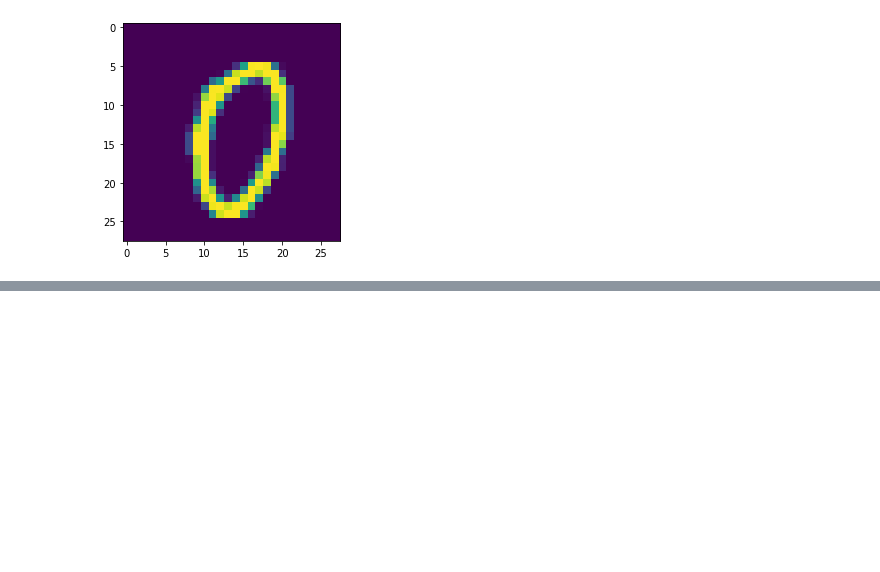
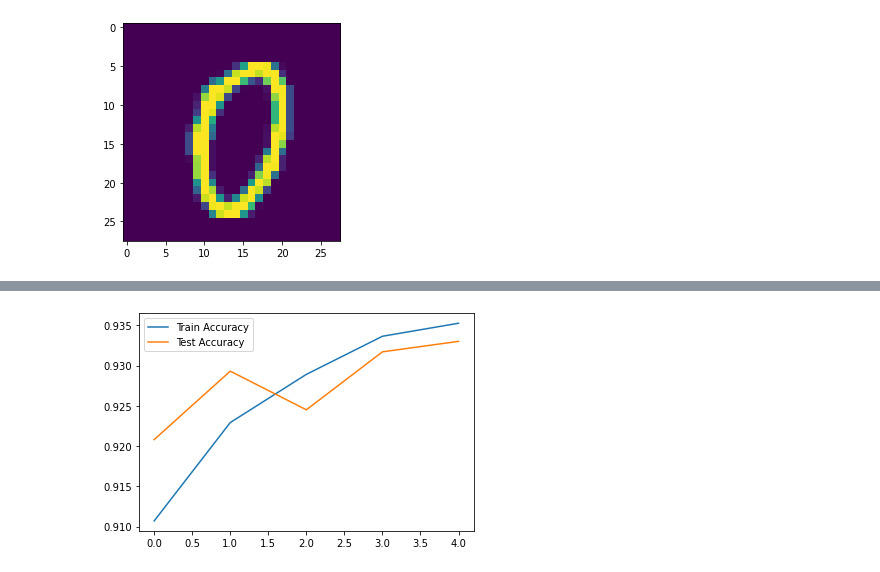
Before and after one commit to brainmentorspvtltd/TP_ML_March_2022, a Jupyter notebook: DeepLearningTP/ANN/TensorflowIntroduction.ipynb, the cells around one changed output, grey strips where cells are left out. Cells and saved outputs as stored; diff of their text form; code cells hidden in the pictures; blank space fills up the shorter version.

```diff
--- a/DeepLearningTP/ANN/TensorflowIntroduction.ipynb
+++ b/DeepLearningTP/ANN/TensorflowIntroduction.ipynb
@@ -55,13 +55,19 @@ plt.imshow(x_train[1000])
 # Normalization
 x_train, x_test = x_train / 255.0, x_test / 255.0
 # %%
-model = Sequential([
-    # used to convert ND to 1D, so it will make 784 neurons in input layer
-    Flatten(input_shape=(28,28)), # input layer : 784 neurons
-    Dense(512, activation="tanh"), # Hidden Layer : 512 neurons
-    Dense(256, activation="tanh"), # Hidden Layer : 256 neurons
-    Dense(10, activation="softmax") # Output Layer : 10 neurons
-])
+# model = Sequential([
+#     # used to convert ND to 1D, so it will make 784 neurons in input layer
+#     Flatten(input_shape=(28,28)), # input layer : 784 neurons
+#     Dense(512, activation="tanh"), # Hidden Layer : 512 neurons
+#     Dense(256, activation="tanh"), # Hidden Layer : 256 neurons
+#     Dense(10, activation="softmax") # Output Layer : 10 neurons
+# ])
+
+model = Sequential()
+model.add(Flatten(input_shape=(28,28)))
+model.add(Dense(10, activation="relu"))
+model.add(Dense(15, activation="tanh"))
+model.add(Dense(10, activation="softmax"))
 # %%
 model.summary()
 # %% [output]
@@ -83,7 +89,11 @@ Trainable params: 535,818
 Non-trainable params: 0
 _________________________________________________________________
 # %%
-model.compile(optimizer="adam",
+# model.compile(optimizer="adam",
+#              loss=tf.keras.losses.BinaryCrossentropy(from_logits=True),
+#               metrics=[tf.keras.metrics.AUC(from_logits=True)])
+
+model.compile(optimizer="rmsprop",
              loss=tf.keras.losses.SparseCategoricalCrossentropy(from_logits=True),
               metrics=['accuracy'])
 # %%
@@ -102,0 +115,7 @@ Epoch 5/5
+# %%
+plt.plot(model.history.history['accuracy'], label='Train Accuracy')
+plt.plot(model.history.history['val_accuracy'], label='Test Accuracy')
+plt.legend()
+plt.show()
+# %% [output]
+[figure, added]
```
Also changed, not shown: parts of 6 cells of this notebook, 2 other files.
